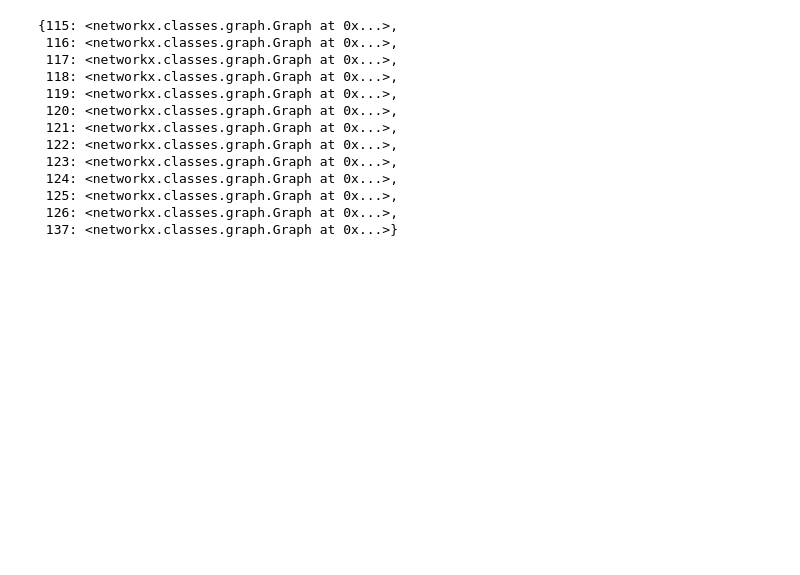
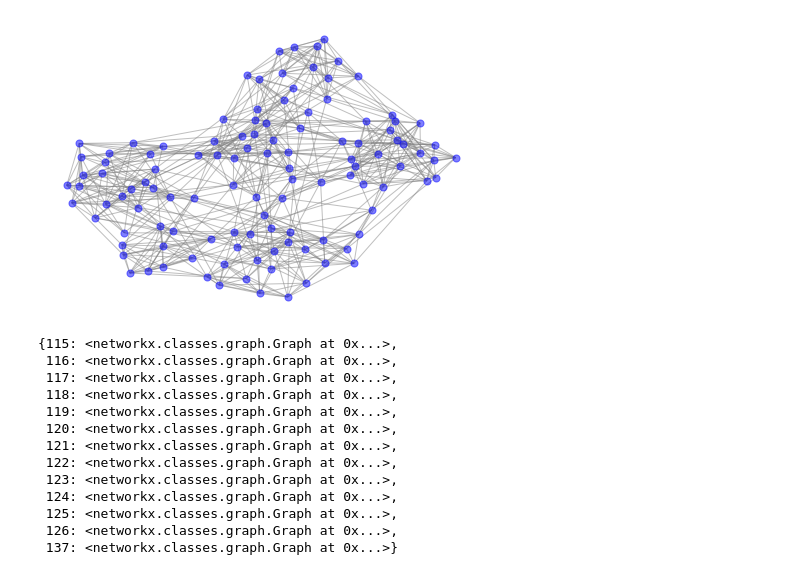
Before and after one commit to Francbob/GraphVisPreprocess, a Jupyter notebook: data/StreamingAssets/Layout.ipynb, the cells around one changed output. Cells and saved outputs as stored; diff of their text form; code cells hidden in the pictures; blank space fills up the shorter version.

```diff
--- a/data/StreamingAssets/Layout.ipynb
+++ b/data/StreamingAssets/Layout.ipynb
@@ -9,6 +9,17 @@ clusters = []
 for node in graph['nodes']:
     indexedNodes[node['idx']] = node
     indexedNodes[node['idx']]['size'] = 1
+# %%
+origin_graph = nx.Graph()
+for node in graph['nodes']:
+    if not node['virtualNode']:
+        origin_graph.add_node(node['idx'])
+for edge in graph['links']:
+    origin_graph.add_edge(edge['sourceIdx'], edge['targetIdx'])
+# %%
+nx.draw(origin_graph, node_size=50, with_labels=False, node_color="blue", alpha=0.5, edge_color="gray")
+# %% [output]
+[figure, added]
 # %%
 hierarchy_sorted_levels = sorted([int(i) for i in graph['hierarchy'].keys()])
 # %%
```
Also changed, not shown: parts of 5 cells of this notebook.
